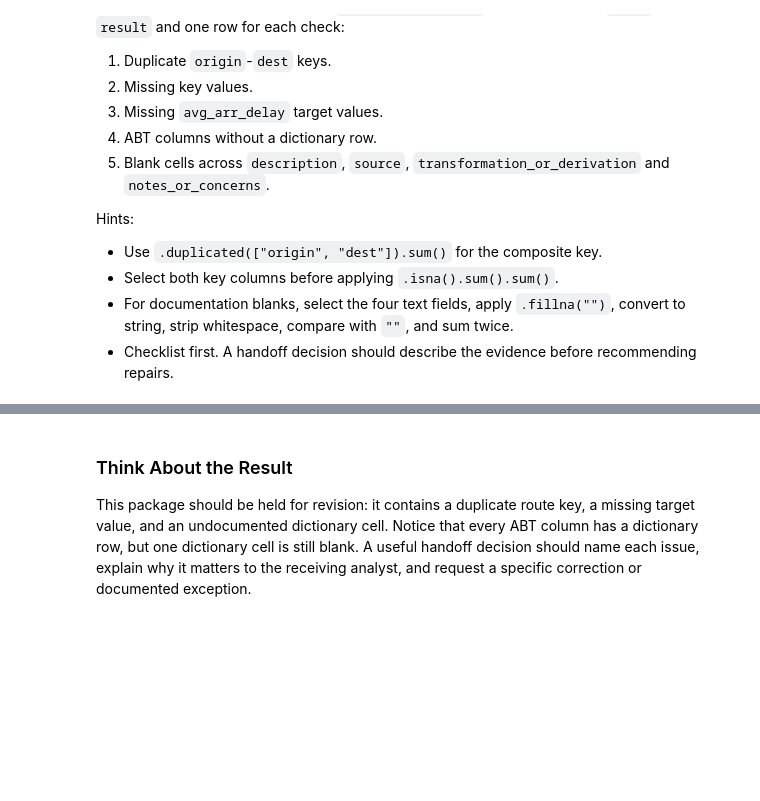
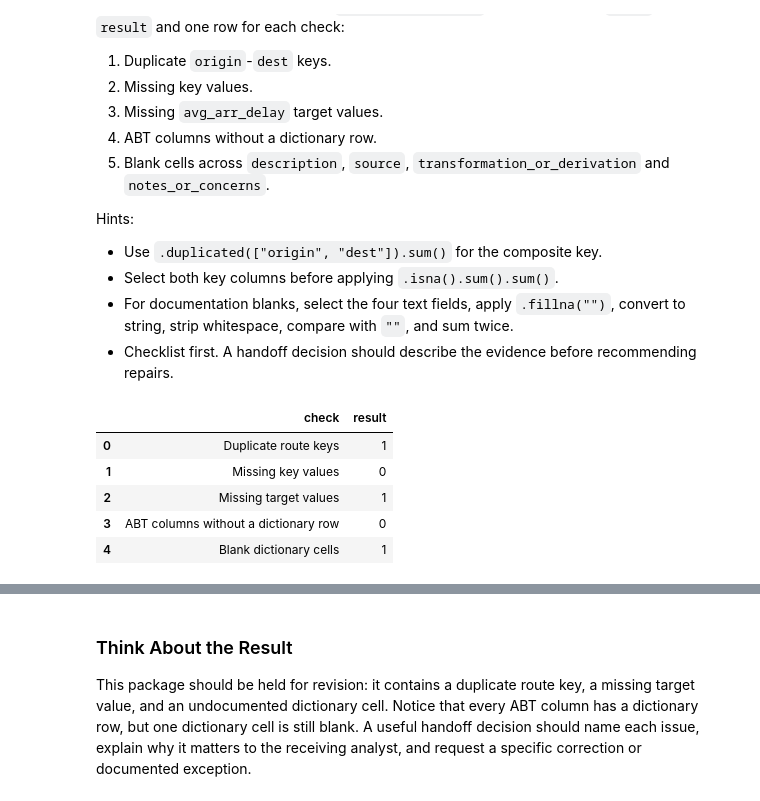
Before and after one commit to kalshaikhli/-ban6003-week-11-abt-documantation-update, a Jupyter notebook: notebooks/module11_abt_documentation_guided_lab.ipynb, the cells around one changed output, grey strips where cells are left out. Drawn from its saved outputs; the diff is of its cells as text; code cells hidden in the pictures; blank space fills up the shorter version.

Commit message:
Complete optional practice and final Lab 11

```diff
--- a/notebooks/module11_abt_documentation_guided_lab.ipynb
+++ b/notebooks/module11_abt_documentation_guided_lab.ipynb
@@ -932,7 +932,24 @@ Hints:
 # %%
 # Optional practice workspace
 # Replace None with a DataFrame that has the columns check and result, one row per requested check.
-practice_checklist = None
+
+
+practice_checklist = pd.DataFrame([
+    {"check": "Duplicate route keys", "result": 1},
+    {"check": "Missing key values", "result": 0},
+    {"check": "Missing target values", "result": 1},
+    {"check": "ABT columns without a dictionary row", "result": 0},
+    {"check": "Blank dictionary cells", "result": 1},
+])
+
+practice_checklist
+# %% [output]
+|  | check | result |
+| 0 | Duplicate route keys | 1 |
+| 1 | Missing key values | 0 |
+| 2 | Missing target values | 1 |
+| 3 | ABT columns without a dictionary row | 0 |
+| 4 | Blank dictionary cells | 1 |
 # %%
 # Run this self-check after you create practice_checklist.
 if practice_checklist is None:
```
Also changed, not shown: parts of 1 cell of this notebook.
